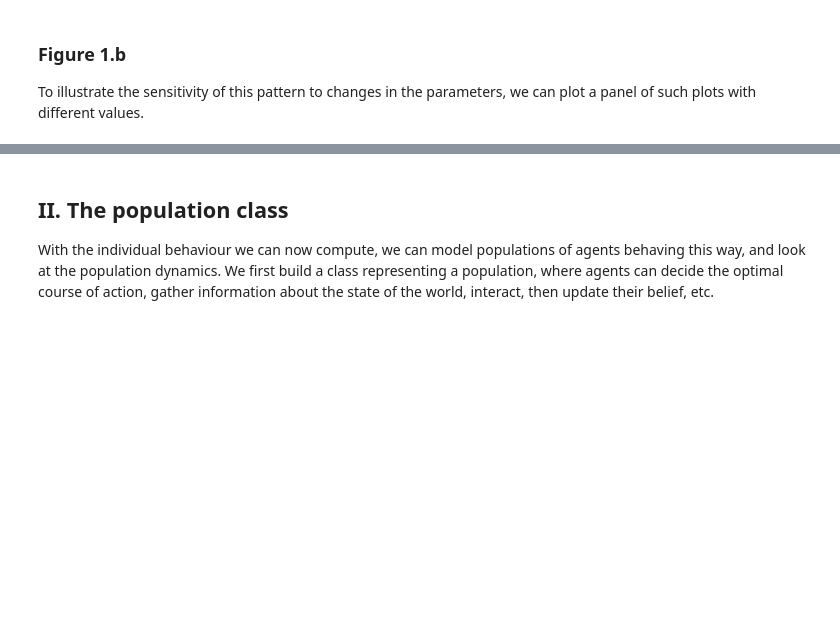
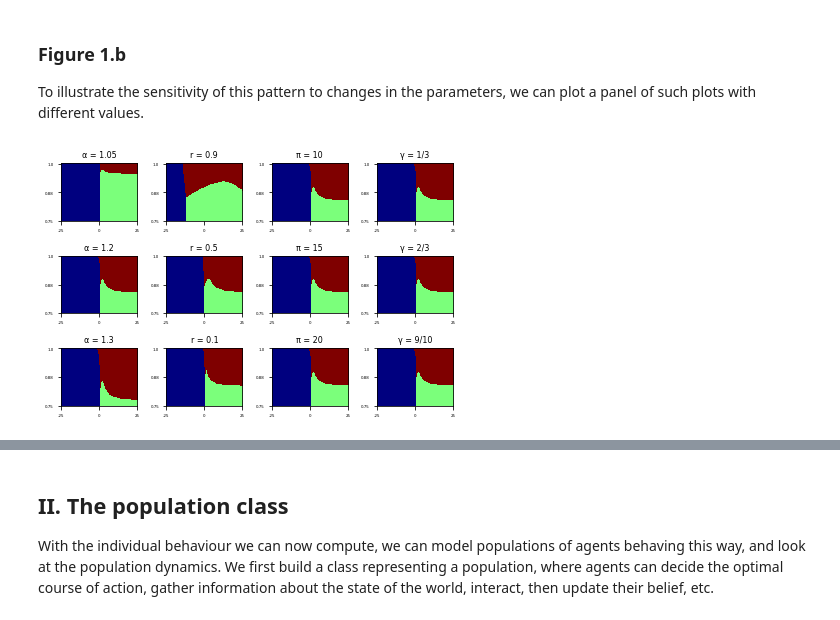
Before and after one commit to regicid/Deprivation-antisociality, a Jupyter notebook: Code.ipynb, the cells around one changed output, grey strips where cells are left out. Cells and saved outputs as stored; diff of their text form; code cells hidden in the pictures; blank space fills up the shorter version.

```diff
--- a/Code.ipynb
+++ b/Code.ipynb
@@ -153,7 +155,7 @@ PROBAS_STOLEN = probas(-x)
 
 Decisions = np.empty(shape = (P.size,possible_states.size))
 for i,j in enumerate(P):
-    opt_dec = dyn_prog(p = j,T = 150,speeding=False)[0]
+    opt_dec = dyn_prog(p = j,T = 150)[0]
     Decisions[i,] = opt_dec
 
 
@@ -181,7 +183,7 @@ PROBAS_STOLEN = probas(-x)
 
 Decisions = np.empty(shape = (P.size,possible_states.size))
 for i,j in enumerate(P):
-    opt_dec = dyn_prog(p = j,T = 150,speeding=False)[0]
+    opt_dec = dyn_prog(p = j,T = 150)[0]
     Decisions[i,] = opt_dec
 
 
@@ -209,7 +211,7 @@ PROBAS_STOLEN = probas(-x)
 
 Decisions = np.empty(shape = (P.size,possible_states.size))
 for i,j in enumerate(P):
-    opt_dec = dyn_prog(p = j,T = 250,speeding=False)[0]
+    opt_dec = dyn_prog(p = j,T = 250)[0]
     Decisions[i,] = opt_dec
 
 
@@ -238,7 +240,7 @@ PROBAS_STOLEN = probas(-x)
 
 Decisions = np.empty(shape = (P.size,possible_states.size))
 for i,j in enumerate(P):
-    opt_dec = dyn_prog(p = j,T = 150,speeding=False)[0]
+    opt_dec = dyn_prog(p = j,T = 150)[0]
     Decisions[i,] = opt_dec
 
 
@@ -266,7 +268,7 @@ PROBAS_STOLEN = probas(-x)
 
 Decisions = np.empty(shape = (P.size,possible_states.size))
 for i,j in enumerate(P):
-    opt_dec = dyn_prog(p = j,T = 150,speeding=False)[0]
+    opt_dec = dyn_prog(p = j,T = 150)[0]
     Decisions[i,] = opt_dec
 
 
@@ -295,7 +297,7 @@ PROBAS_STOLEN = probas(-x)
 
 Decisions = np.empty(shape = (P.size,possible_states.size))
 for i,j in enumerate(P):
-    opt_dec = dyn_prog(p = j,T = 150,speeding=False)[0]
+    opt_dec = dyn_prog(p = j,T = 150)[0]
     Decisions[i,] = opt_dec
 
 
@@ -325,7 +327,7 @@ PROBAS_STOLEN = probas(-x)
 
 Decisions = np.empty(shape = (P.size,possible_states.size))
 for i,j in enumerate(P):
-    opt_dec = dyn_prog(p = j,T = 150,speeding=False)[0]
+    opt_dec = dyn_prog(p = j,T = 150)[0]
     Decisions[i,] = opt_dec
 
 
@@ -355,7 +357,7 @@ PROBAS_STOLEN = probas(-x)
 
 Decisions = np.empty(shape = (P.size,possible_states.size))
 for i,j in enumerate(P):
-    opt_dec = dyn_prog(p = j,T = 150,speeding=False)[0]
+    opt_dec = dyn_prog(p = j,T = 150)[0]
     Decisions[i,] = opt_dec
 
 
@@ -385,7 +387,7 @@ PROBAS_STOLEN = probas(-x)
 
 Decisions = np.empty(shape = (P.size,possible_states.size))
 for i,j in enumerate(P):
-    opt_dec = dyn_prog(p = j,T = 150,speeding=False)[0]
+    opt_dec = dyn_prog(p = j,T = 150)[0]
     Decisions[i,] = opt_dec
 
 
@@ -413,7 +415,7 @@ PROBAS_STOLEN = probas(-x)
 
 Decisions = np.empty(shape = (P.size,possible_states.size))
 for i,j in enumerate(P):
-    opt_dec = dyn_prog(p = j,T = 150,speeding=False)[0]
+    opt_dec = dyn_prog(p = j,T = 150)[0]
     Decisions[i,] = opt_dec
 
 
@@ -440,7 +442,7 @@ PROBAS_STOLEN = probas(-x)
 
 Decisions = np.empty(shape = (P.size,possible_states.size))
 for i,j in enumerate(P):
-    opt_dec = dyn_prog(p = j,T = 150,speeding=False)[0]
+    opt_dec = dyn_prog(p = j,T = 150)[0]
     Decisions[i,] = opt_dec
 
 
@@ -452,31 +454,33 @@ plt.xticks([250,500,750],[-25,0,25],fontsize=4)
 plt.xlim(250,750)
 plt.yticks(np.linspace(0,Decisions.shape[0]-1,3),(map(str,np.round(1-np.linspace(0,np.max(P),3),2))),fontsize=4)
 
 plt.subplot2grid((3,4),(2,3))
 
 risk_of_stealing = 9/10
 a = 1.2
 r = 0.7
 u = 2
 Sigma = 1.3
 x = 1
 P = np.arange(0,101)/400
 PROBAS_HIDE = probas(0)
 PROBAS_ENFORCEMENT = probas(-2*x)/2 + probas((2*a-1)*x)/2
 PROBAS_STOLEN = probas(-x)
 
 Decisions = np.empty(shape = (P.size,possible_states.size))
 for i,j in enumerate(P):
-    opt_dec = dyn_prog(p = j,T = 150,speeding=False)[0]
+    opt_dec = dyn_prog(p = j,T = 150)[0]
     Decisions[i,] = opt_dec
 
 
 plt.imshow(Decisions,cmap = cmap,aspect = "auto")
 plt.title(fontsize=8,label="γ = 9/10")
 
 
 plt.xticks([250,500,750],[-25,0,25],fontsize=4)
 plt.xlim(250,750)
 plt.yticks(np.linspace(0,Decisions.shape[0]-1,3),(map(str,np.round(1-np.linspace(0,np.max(P),3),2))),fontsize=4)
 
 plt.tight_layout()
+# %% [output]
+[figure, added]
```
Also changed, not shown: parts of 10 cells of this notebook.
